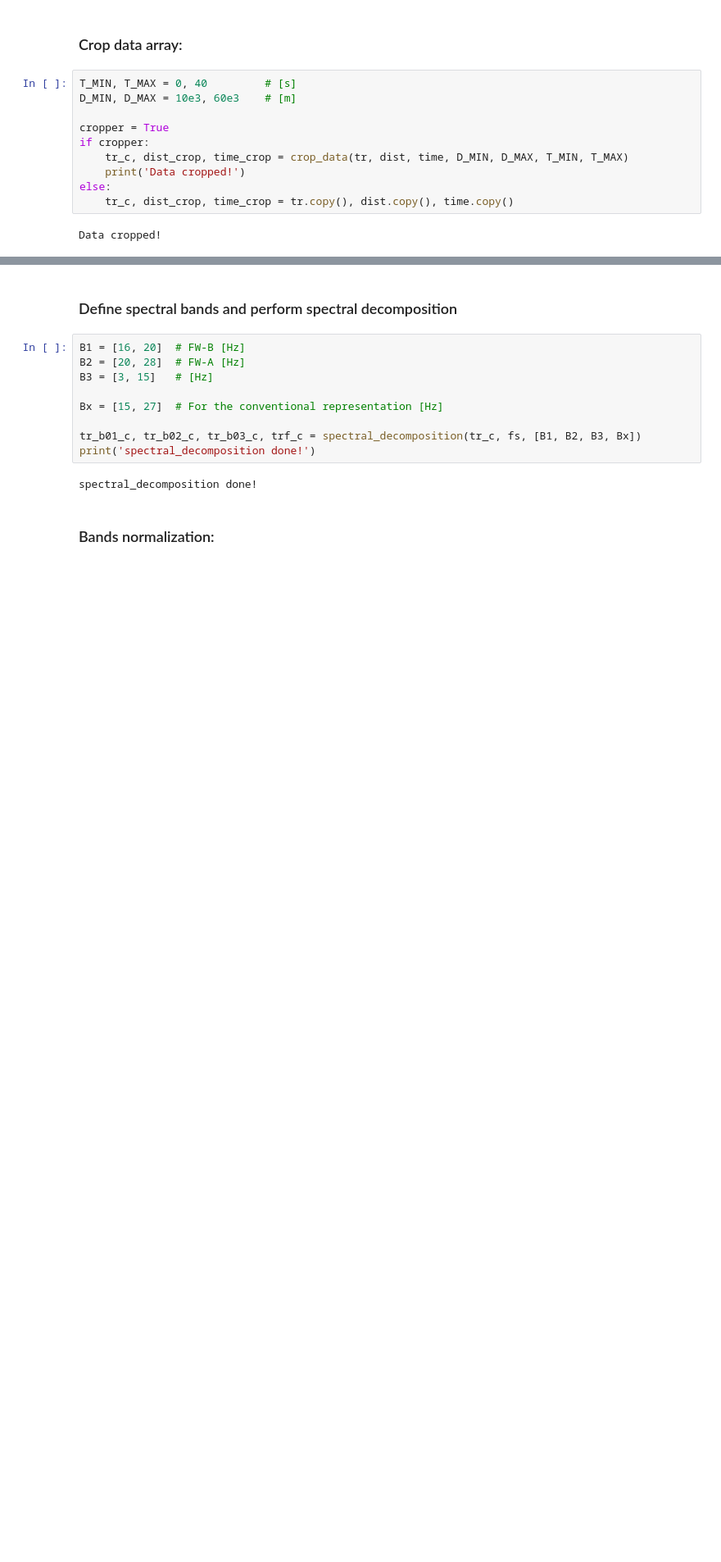
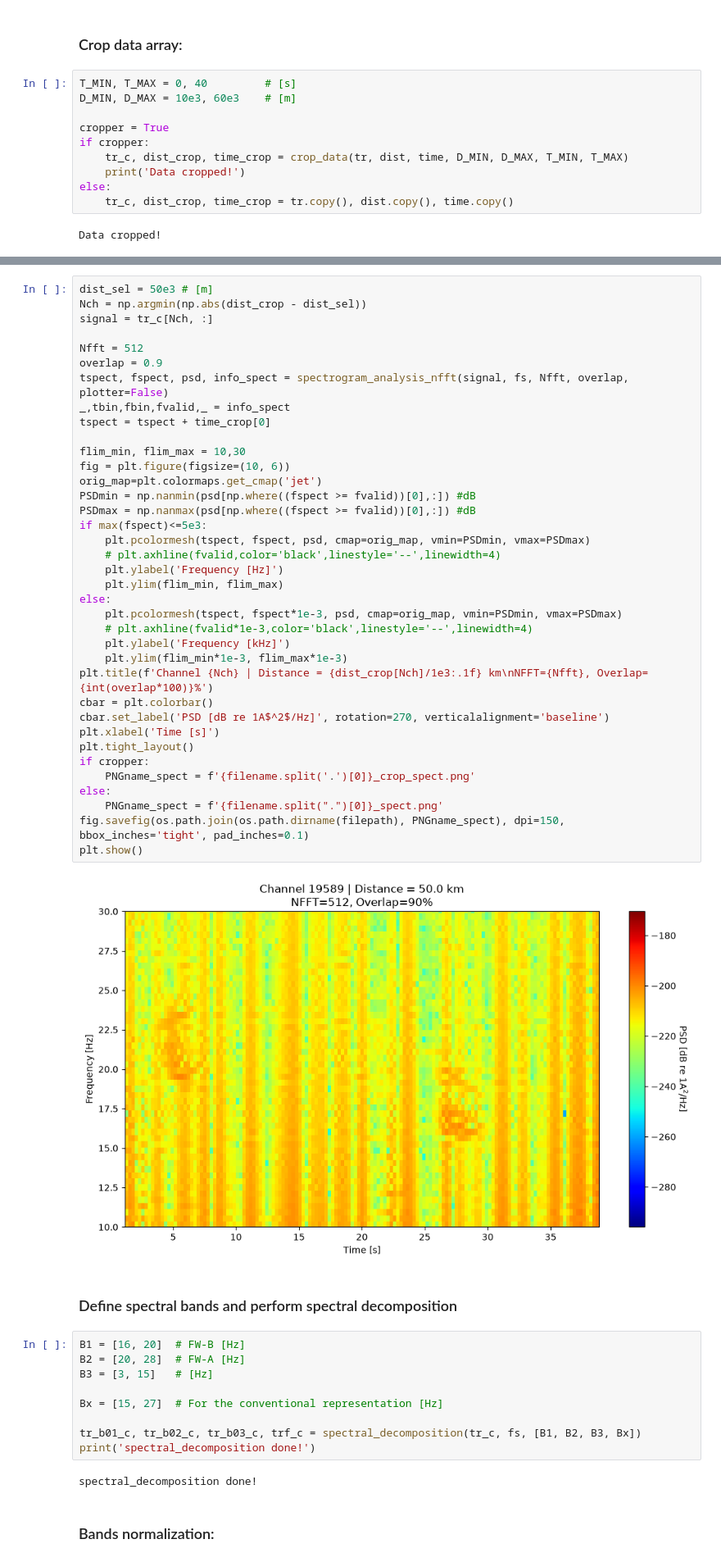
Before and after one commit to sermomon/MsR-DAS, a Jupyter notebook: MSR-DAS_example.ipynb, the cells around one changed output, grey strips where cells are left out. Shown at 82% size. Drawn from its saved outputs; the diff is of its cells as text; blank space fills up the shorter version.

```diff
--- a/MSR-DAS_example.ipynb
+++ b/MSR-DAS_example.ipynb
@@ -83,3 +88,42 @@ Data cropped!
+# %%
+dist_sel = 50e3 # [m]
+Nch = np.argmin(np.abs(dist_crop - dist_sel))
+signal = tr_c[Nch, :]
+
+Nfft = 512
+overlap = 0.9
+tspect, fspect, psd, info_spect = spectrogram_analysis_nfft(signal, fs, Nfft, overlap, plotter=False)
+_,tbin,fbin,fvalid,_ = info_spect
+tspect = tspect + time_crop[0]
+
+flim_min, flim_max = 10,30
+fig = plt.figure(figsize=(10, 6))
+orig_map=plt.colormaps.get_cmap('jet')
+PSDmin = np.nanmin(psd[np.where((fspect >= fvalid))[0],:]) #dB
+PSDmax = np.nanmax(psd[np.where((fspect >= fvalid))[0],:]) #dB
+if max(fspect)<=5e3:
+    plt.pcolormesh(tspect, fspect, psd, cmap=orig_map, vmin=PSDmin, vmax=PSDmax)
+    # plt.axhline(fvalid,color='black',linestyle='--',linewidth=4)
+    plt.ylabel('Frequency [Hz]')
+    plt.ylim(flim_min, flim_max)
+else:
+    plt.pcolormesh(tspect, fspect*1e-3, psd, cmap=orig_map, vmin=PSDmin, vmax=PSDmax)
+    # plt.axhline(fvalid*1e-3,color='black',linestyle='--',linewidth=4)
+    plt.ylabel('Frequency [kHz]')
+    plt.ylim(flim_min*1e-3, flim_max*1e-3)
+plt.title(f'Channel {Nch} | Distance = {dist_crop[Nch]/1e3:.1f} km\nNFFT={Nfft}, Overlap={int(overlap*100)}%')
+cbar = plt.colorbar()
+cbar.set_label('PSD [dB re 1A$^2$/Hz]', rotation=270, verticalalignment='baseline')
+plt.xlabel('Time [s]')
+plt.tight_layout()
+if cropper:
+    PNGname_spect = f'{filename.split('.')[0]}_crop_spect.png'
+else:
+    PNGname_spect = f'{filename.split(".")[0]}_spect.png'
+fig.savefig(os.path.join(os.path.dirname(filepath), PNGname_spect), dpi=150, bbox_inches='tight', pad_inches=0.1)
+plt.show()
+# %% [output]
+[figure, added]
 # %% [markdown]
 ### Define spectral bands and perform spectral decomposition
 # %%
```
Also changed, not shown: parts of 5 cells of this notebook.
